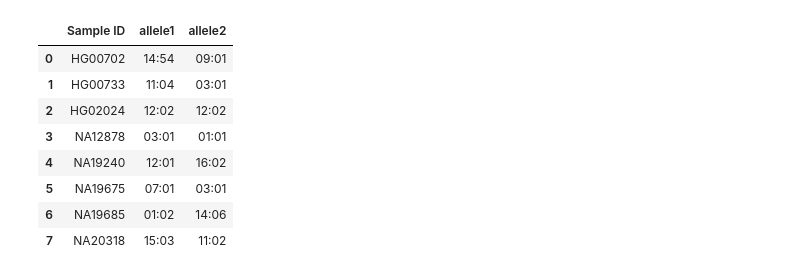
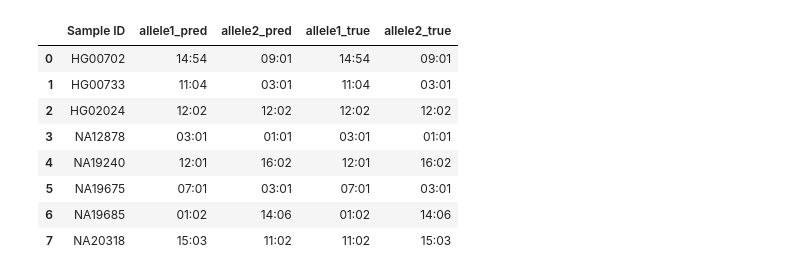
Before and after one commit to Suuuuuuuus/QUILT_sus, a Jupyter notebook: QUILT/Python/phasing_test.ipynb, the cells around one changed output. Cells and saved outputs as stored; diff of their text form; code cells hidden in the pictures.

```diff
--- a/QUILT/Python/phasing_test.ipynb
+++ b/QUILT/Python/phasing_test.ipynb
@@ -200,7 +149,7 @@ for i, s in enumerate(lines):
     if r.startswith(gene):
         r = r.rstrip(' \n')
         name = r.split(' ')[0]
-        sequence = r.split(' ')[2:]
+        sequence = r.split(' ')[1:]
         sequence = ''.join(sequence)
         alleles_dict[name] = alleles_dict[name] + sequence
 
@@ -450,25 +420,15 @@ else:
     newhaps = pd.concat([newhaps_original, newhaps_flipped]).sort_index()
 newhaps2 = newhaps.reset_index(drop = True)
 # %%
-# ourtypes -> reftypes
-region_pattern = f"HLA.{region}."
+region_pattern = f"HLA.{gene}."
 cols = [i for i, col in enumerate(hlatypes.columns) if re.search(region_pattern, col)]
 
 reftypes1 = hlatypes.iloc[:, cols[0]].astype(str).tolist()
 reftypes1 = [re.sub(r"\*", "", t) for t in reftypes1]
 reftypes1 = np.array(reftypes1)
-vv = [t.split('/') for t in reftypes1]
-for i in range(len(reftypes1)):
-    reftypes1[i] = vv[i][0]
-
 reftypes2 = hlatypes.iloc[:, cols[1]].astype(str).tolist()
 reftypes2 = [re.sub(r"\*", "", t) for t in reftypes2]
-
-vv = [t.split('/') for t in reftypes2]
-for i in range(len(reftypes2)):
-    reftypes2[i] = vv[i][0]
 reftypes2 = np.array(reftypes2)
-# vv is assigning the first hla type when it is ambiguous. What about remove those? **Y**
 # %%
 def phase_subtraction(array1, array2, indices):
     array1 = array1.iloc[:,indices].values
@@ -547,12 +524,12 @@ plt.colorbar()
 # %%
-alleles = np.append(allele1, allele2)
-nameset = np.unique(alleles[alleles != 'None'])
+all_haplotypes = np.append(allele1, allele2)
+nameset = np.unique(all_haplotypes[all_haplotypes != 'None'])
 
 hrcalleles = pd.concat([hrcfirstalleles, hrcsecondalleles])
 
 predmat = np.zeros((len(nameset), obsgen.shape[1]))
 for i, name in enumerate(nameset):
-    predmat[i, :] = np.mean(hrcalleles.iloc[alleles == name, :], axis=0)
+    predmat[i, :] = np.mean(hrcalleles.iloc[all_haplotypes == name, :], axis=0)
 
 predmatallele1 = np.full((len(reftypes1), obsgen.shape[1]), np.nan)
 predmatallele2 = np.full((len(reftypes1), obsgen.shape[1]), np.nan)
@@ -656,5 +644,11 @@ trios
 # %%
 # QUILT phasing is in the order of maternal-paternal
+
+trios = pd.read_csv('/well/band/users/rbx225/recyclable_files/ref_panels/oneKG/integrated_call_samples_v3.20200731.ALL.ped', sep = '\t')
+trios = trios[trios['Individual ID'].isin(retained_samples)]
+trios = trios[(trios['Paternal ID'].isin(retained_samples)) | (trios['Maternal ID'].isin(retained_samples))]
+trios = trios[['Individual ID', 'Paternal ID', 'Maternal ID']]
+
 trios['allele1'] = 'N/A'
 trios['allele2'] = 'N/A'
 undetermined_trios = []
@@ -682,29 +676,6 @@ def phase(r, gene, hlatypes = hlatypes):
         set_mat = {None}
         mattypes = None
 
-#     checks = kidtypes + pattypes + mattypes
-#     if ('None' in checks) or (np.nan in checks) or (set(pattypes) == set(mattypes)):
-#         undetermined_trios.append(kid)
-#         r['allele1'] = 'N/A'
-#         r['allele2'] = 'N/A'
-#     elif kidtypes[0] == kidtypes[1]:
-#         r['allele1'] = kidtypes[0]
-#         r['allele2'] = kidtypes[1]
-#     else:
-#         if (kidtypes[0] in pattypes) and (kidtypes[0] in mattypes):
-#             if kidtypes[1] in pattypes:
-#                 r['allele1'] = kidtypes[0]
-#                 r['allele2'] = kidtypes[1]
-#             else: # kidtypes[1] in mattypes
-#                 r['allele1'] = kidtypes[1]
-#                 r['allele2'] = kidtypes[0]
-#         elif kidtypes[0] in pattypes:
-#             r['allele1'] = kidtypes[1]
-#             r['allele2'] = kidtypes[0]
-#         else: # kidtypes[1] in pattypes
-#             r['allele1'] = kidtypes[0]
-#             r['allele2'] = kidtypes[1]
-#     return r
     if np.nan in set_kid:
         if len(set_kid) == 1:
             undetermined_trios.append(kid)
@@ -759,41 +730,42 @@ def phase(r, gene, hlatypes = hlatypes):
                         r['allele1'] = lst_kid[1]
                         r['allele2'] = lst_kid[0]
                     else:
                         undetermined_trios.append(kid)
             elif (lst_kid[1] in set_mat) and (lst_kid[1] not in set_pat):
                 if np.nan not in set_pat:
                     r['allele1'] = lst_kid[0]
                     r['allele2'] = lst_kid[1]
                 else:
                     if lst_kid[0] not in set_mat:
                         r['allele1'] = lst_kid[0]
                         r['allele2'] = lst_kid[1]
                     else:
                         undetermined_trios.append(kid)
     return r
 
 trios = trios.apply(func = phase, args = (gene, hlatypes), axis = 1)
-# trios
 
 kgp_samples_idx = hlatypes.index[hlatypes['Sample ID'].isin(trios['Individual ID'])].to_numpy()
 kgp_samples_phase = phased1[kgp_samples_idx]
 
 phased_res = pd.DataFrame({'Sample ID': trios['Individual ID'].tolist(), 'allele1': reftypes1[kgp_samples_idx], 'allele2': reftypes2[kgp_samples_idx]})
 
 for i in range(len(phased_res)):
     if kgp_samples_phase[i] == False:
         tmp = phased_res.iloc[i, 1]
         phased_res.iloc[i, 1] = phased_res.iloc[i, 2]
         phased_res.iloc[i, 2] = tmp
 
-phased_res
+res = pd.merge(phased_res, trios[['Individual ID', 'allele1', 'allele2']], left_on = 'Sample ID', right_on = 'Individual ID', suffixes = ('_pred', '_true'))
+res = res.drop(columns = 'Individual ID')
+res
 # %% [output]
-|  | Sample ID | allele1 | allele2 |
-| 0 | HG00702 | 14:54 | 09:01 |
-| 1 | HG00733 | 11:04 | 03:01 |
-| 2 | HG02024 | 12:02 | 12:02 |
-| 3 | NA12878 | 03:01 | 01:01 |
-| 4 | NA19240 | 12:01 | 16:02 |
-| 5 | NA19675 | 07:01 | 03:01 |
-| 6 | NA19685 | 01:02 | 14:06 |
-| 7 | NA20318 | 15:03 | 11:02 |
+|  | Sample ID | allele1_pred | allele2_pred | allele1_true | allele2_true |
+| 0 | HG00702 | 14:54 | 09:01 | 14:54 | 09:01 |
+| 1 | HG00733 | 11:04 | 03:01 | 11:04 | 03:01 |
+| 2 | HG02024 | 12:02 | 12:02 | 12:02 | 12:02 |
+| 3 | NA12878 | 03:01 | 01:01 | 03:01 | 01:01 |
+| 4 | NA19240 | 12:01 | 16:02 | 12:01 | 16:02 |
+| 5 | NA19675 | 07:01 | 03:01 | 07:01 | 03:01 |
+| 6 | NA19685 | 01:02 | 14:06 | 01:02 | 14:06 |
+| 7 | NA20318 | 15:03 | 11:02 | 11:02 | 15:03 |
```
Also changed, not shown: parts of 17 cells of this notebook.
